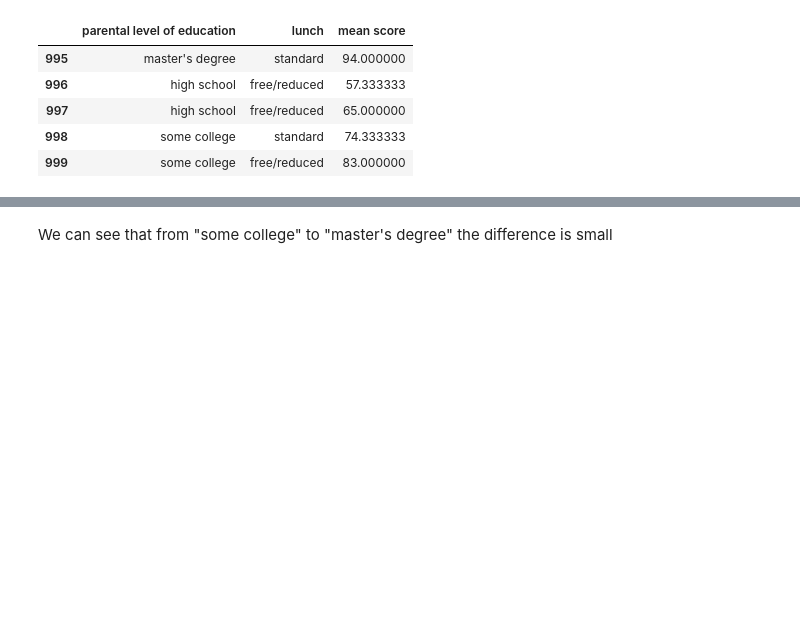
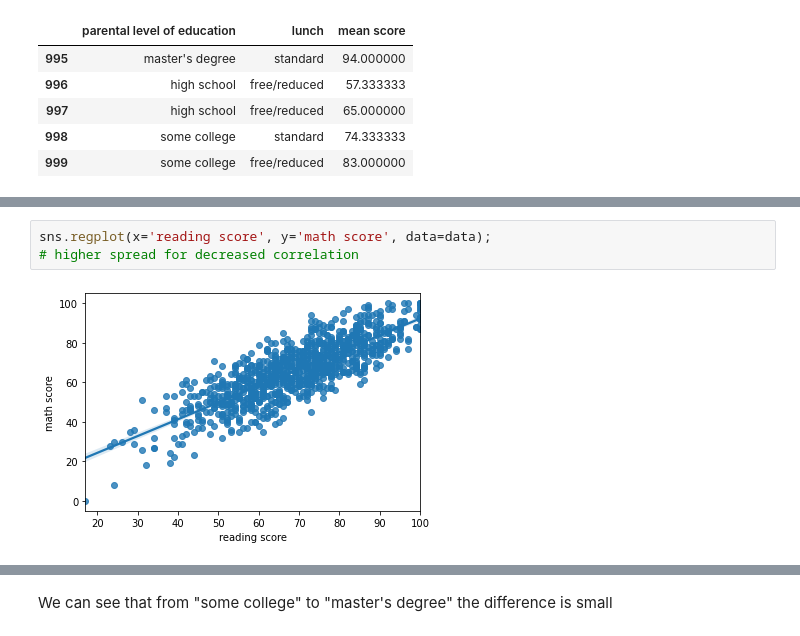
Before and after one commit to ShaiYona/Data-Science, a Jupyter notebook: tirgulim/tirgul9/tirgul9.ipynb, the cells around one changed output, grey strips where cells are left out. Cells and saved outputs as stored; diff of their text form; blank space fills up the shorter version.

```diff
--- a/tirgulim/tirgul9/tirgul9.ipynb
+++ b/tirgulim/tirgul9/tirgul9.ipynb
@@ -171,2 +176,7 @@ EducLunchMean_ScoreData.groupby('parental level of education').mean().sort_value
+# %%
+sns.regplot(x='reading score', y='math score', data=data);
+# higher spread for decreased correlation
+# %% [output]
+[figure, added]
 # %%
 EducLunchMean_ScoreData.groupby('parental level of education')['mean score'].hist(alpha=0.5,legend=True,figsize=(10,10))
```
Also changed, not shown: parts of 11 cells of this notebook.
